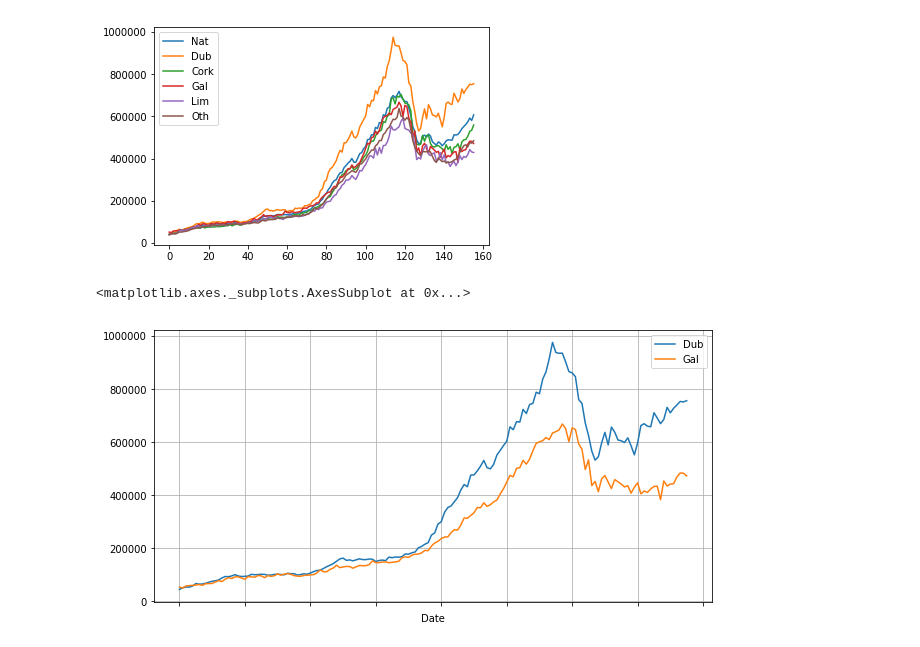
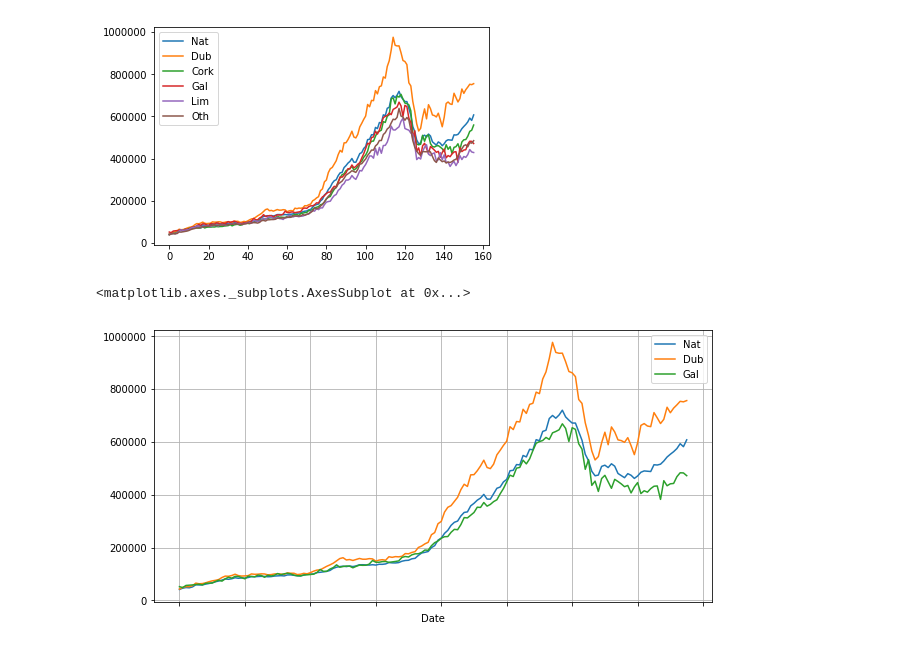
Before and after one commit to eamonnofarrell/Boxplot, a Jupyter notebook: BoxPlot_Project .ipynb, the cells around one changed output. Drawn from its saved outputs; the diff is of its cells as text; code cells hidden in the pictures.

```diff
--- a/BoxPlot_Project .ipynb
+++ b/BoxPlot_Project .ipynb
@@ -111,7 +118,7 @@ df.plot.line()
 <matplotlib.axes._subplots.AxesSubplot at 0x...>
 [figure]
 # %%
-df.plot(x='Date', y=['Dub', 'Gal'], figsize=(10,5), grid=True)
+df.plot(x='Date', y=['Nat','Dub', 'Gal'], figsize=(10,5), grid=True)
 # %% [output]
 <matplotlib.axes._subplots.AxesSubplot at 0x...>
-[figure, old version]
+[figure, new version]
```
Also changed, not shown: parts of 6 cells of this notebook.
